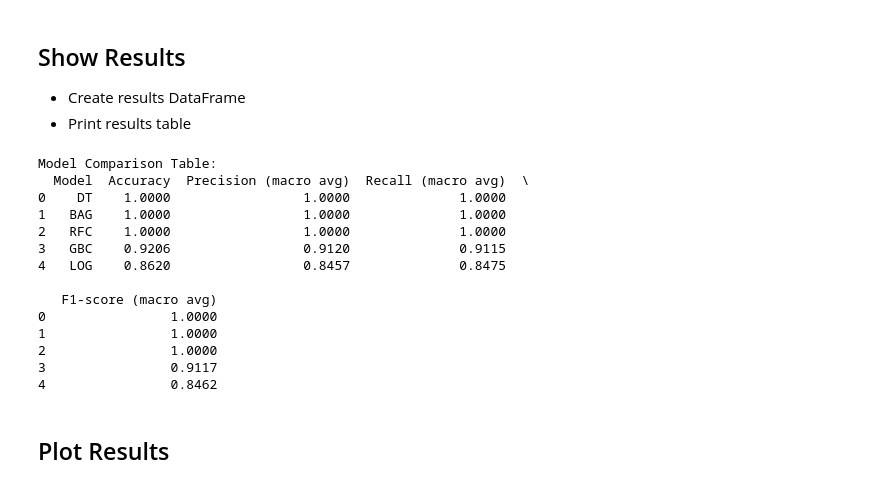
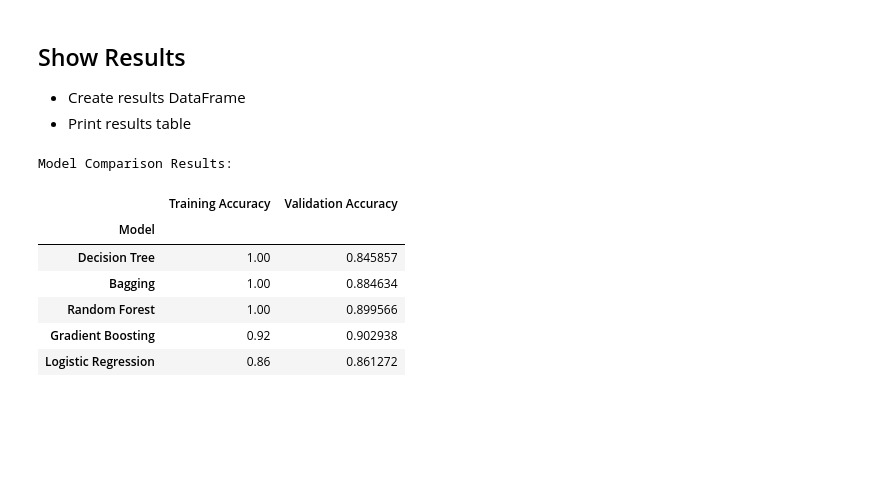
Before and after one commit to whinton0/py, a Jupyter notebook: treebasedobesity.ipynb, the cells around one changed output. Cells and saved outputs as stored; diff of their text form; code cells hidden in the pictures; blank space fills up the shorter version.

```diff
--- a/treebasedobesity.ipynb
+++ b/treebasedobesity.ipynb
@@ -89,23 +153,26 @@ for name, model in models.items():
 - Create results DataFrame
 - Print results table
 # %%
-results_df = pd.DataFrame(results)
-print("\nModel Comparison Table:")
-print(results_df)
+# DataFrame to summarize results
+
+results_df = pd.DataFrame({
+    'Model': model_names,
+    'Training Accuracy': train_accuracies,
+    'Validation Accuracy': val_accuracies
+})
+
+# Set 'Model' as the index for cleaner look
+results_df.set_index('Model', inplace=True)
+
+# Display the DataFrame
+print("\nModel Comparison Results:")
+display(results_df)
 # %% [output]
-Model Comparison Table:
-  Model  Accuracy  Precision (macro avg)  Recall (macro avg)  \
-0    DT    1.0000                 1.0000              1.0000
-1   BAG    1.0000                 1.0000              1.0000
-2   RFC    1.0000                 1.0000              1.0000
-3   GBC    0.9206                 0.9120              0.9115
-4   LOG    0.8620                 0.8457              0.8475
-
-   F1-score (macro avg)
-0                1.0000
-1                1.0000
-2                1.0000
-3                0.9117
-4                0.8462
+Model Comparison Results:
+|  | Training Accuracy | Validation Accuracy |
+| Model |  |  |
+| Decision Tree | 1.00 | 0.845857 |
+| Bagging | 1.00 | 0.884634 |
+| Random Forest | 1.00 | 0.899566 |
+| Gradient Boosting | 0.92 | 0.902938 |
+| Logistic Regression | 0.86 | 0.861272 |
-# %% [markdown]
-## Plot Results
```
Also changed, not shown: parts of 5 cells of this notebook.
